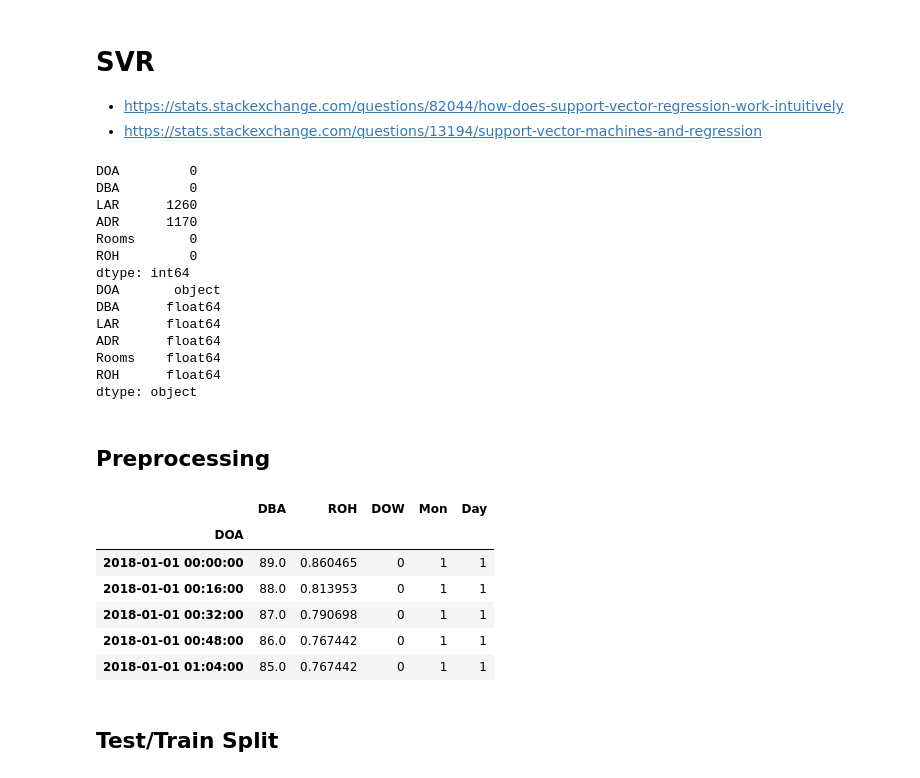
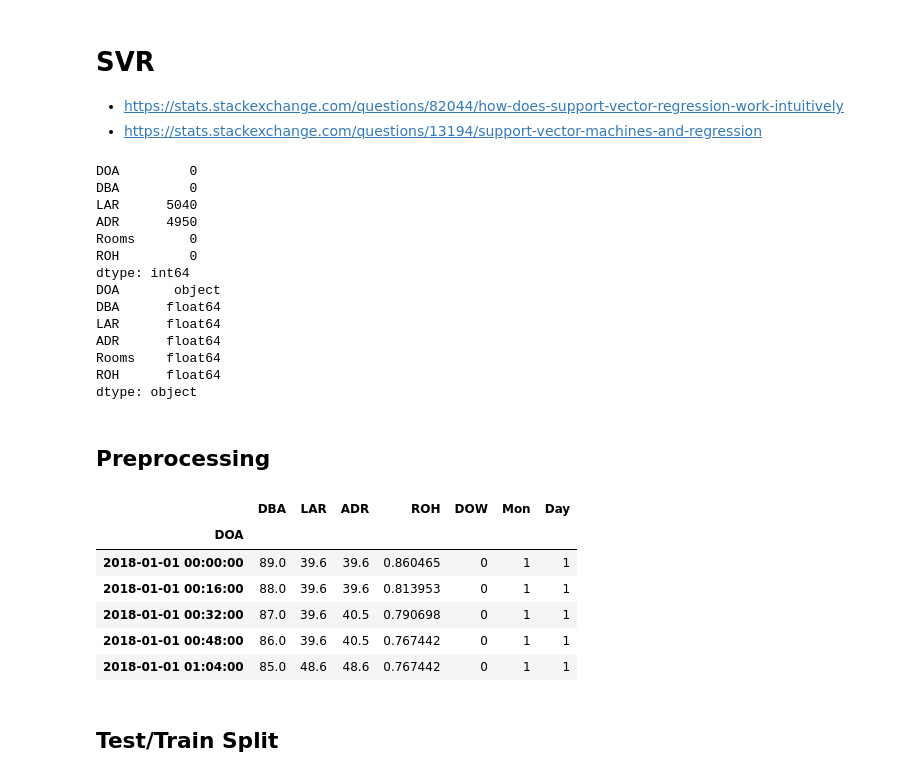
Before and after one commit to ahmadabdullah247/thesis, a Jupyter notebook: SingleHotel/LA_SVR.ipynb, the cells around one changed output. Saved outputs shown, nothing was run; the diff lists cells and outputs as text; code cells hidden in the pictures.

```diff
--- a/SingleHotel/LA_SVR.ipynb
+++ b/SingleHotel/LA_SVR.ipynb
@@ -22,7 +22,7 @@ import matplotlib.pyplot as plt
 mpl.rcParams['figure.figsize'] = (30, 8)
 mpl.rcParams['axes.grid'] = True
 # %%
-df = pd.read_pickle('../dataset/preprocessed/4290_imputed.pkl')
+df = pd.read_pickle('../dataset/preprocessed/48_imputed.pkl')
 
 
 print(df.isna().sum())
@@ -31,8 +31,8 @@ print(df.dtypes)
 # %% [output]
 DOA         0
 DBA         0
-LAR      1260
-ADR      1170
+LAR      5040
+ADR      4950
 Rooms       0
 ROH         0
 dtype: int64
@@ -48,36 +48,36 @@ dtype: object
 # %%
 # drop Null entries
 df = df[~df['LAR'].isna()]
 
 df['DOA'] = pd.to_datetime(df['DOA'])
 
 # Normalize Rooms
 df.loc[df['Rooms']==0,'Rooms'] = df['Rooms'].max()
 # Normalize ROH
 df.loc[df['ROH']==0,'ROH'] = df['ROH'].median()
 # convert to OCC
 df['ROH'] = df['ROH']/df['Rooms']
-# df = df.drop(columns=['Rooms'])
-df = df.drop(columns=['Rooms','LAR','ADR'])
+df = df.drop(columns=['Rooms'])
+# df = df.drop(columns=['Rooms','LAR','ADR'])
 
 
 df['DOW'] = df['DOA'].dt.dayofweek
 df['Mon'] = df['DOA'].dt.month
 df['Day'] = df['DOA'].dt.day
 
 # just to make DOA unique
 df['DOA'] = df['DOA']+df['DBA'].apply(lambda x: timedelta(minutes=(1440-((x+1)*16))))
 df = df.set_index('DOA')
 
 df.head()
 # %% [output]
-|  | DBA | ROH | DOW | Mon | Day |
-| DOA |  |  |  |  |  |
-| 2018-01-01 00:00:00 | 89.0 | 0.860465 | 0 | 1 | 1 |
-| 2018-01-01 00:16:00 | 88.0 | 0.813953 | 0 | 1 | 1 |
-| 2018-01-01 00:32:00 | 87.0 | 0.790698 | 0 | 1 | 1 |
-| 2018-01-01 00:48:00 | 86.0 | 0.767442 | 0 | 1 | 1 |
-| 2018-01-01 01:04:00 | 85.0 | 0.767442 | 0 | 1 | 1 |
+|  | DBA | LAR | ADR | ROH | DOW | Mon | Day |
+| DOA |  |  |  |  |  |  |  |
+| 2018-01-01 00:00:00 | 89.0 | 39.6 | 39.6 | 0.860465 | 0 | 1 | 1 |
+| 2018-01-01 00:16:00 | 88.0 | 39.6 | 39.6 | 0.813953 | 0 | 1 | 1 |
+| 2018-01-01 00:32:00 | 87.0 | 39.6 | 40.5 | 0.790698 | 0 | 1 | 1 |
+| 2018-01-01 00:48:00 | 86.0 | 39.6 | 40.5 | 0.767442 | 0 | 1 | 1 |
+| 2018-01-01 01:04:00 | 85.0 | 48.6 | 48.6 | 0.767442 | 0 | 1 | 1 |
 # %%
 df.loc[df['ROH']>1,'ROH']=1.0
 # %% [markdown]
```
Also changed, not shown: parts of 5 cells of this notebook, 6 other files.
